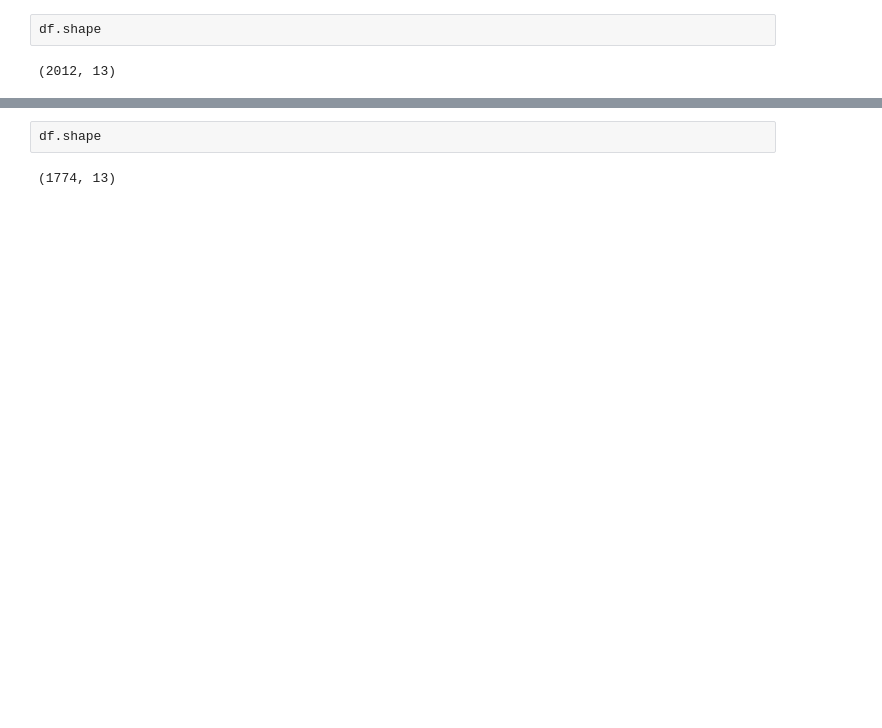
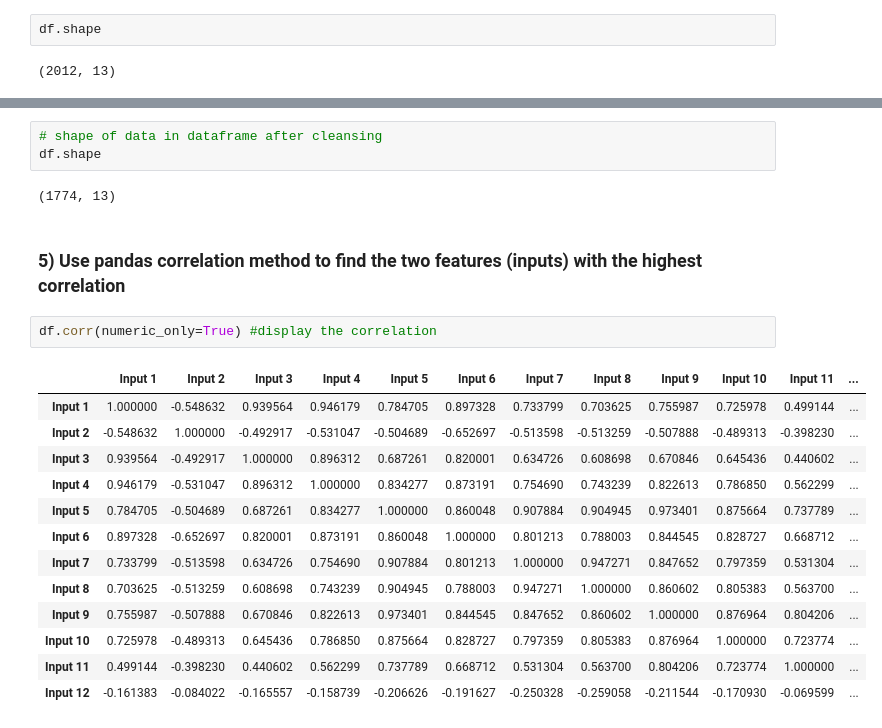
Before and after one commit to thejulio/341ProjectML, a Jupyter notebook: 341Project/Confidential Sensor Data.ipynb, the cells around one changed output, grey strips where cells are left out. Drawn from its saved outputs; the diff is of its cells as text; blank space fills up the shorter version.

```diff
--- a/341Project/Confidential Sensor Data.ipynb
+++ b/341Project/Confidential Sensor Data.ipynb
@@ -77,4 +89,23 @@ df.dropna(inplace=True)
 # %%
+# shape of data in dataframe after cleansing
 df.shape
 # %% [output]
 (1774, 13)
+# %% [markdown]
+### 5) Use pandas correlation method to find the two features (inputs) with the highest correlation
+# %%
+df.corr(numeric_only=True) #display the correlation
+# %% [output]
+|  | Input 1 | Input 2 | Input 3 | Input 4 | Input 5 | Input 6 | Input 7 | Input 8 | Input 9 | Input 10 | Input 11 | ... |
+| Input 1 | 1.000000 | -0.548632 | 0.939564 | 0.946179 | 0.784705 | 0.897328 | 0.733799 | 0.703625 | 0.755987 | 0.725978 | 0.499144 | ... |
+| Input 2 | -0.548632 | 1.000000 | -0.492917 | -0.531047 | -0.504689 | -0.652697 | -0.513598 | -0.513259 | -0.507888 | -0.489313 | -0.398230 | ... |
+| Input 3 | 0.939564 | -0.492917 | 1.000000 | 0.896312 | 0.687261 | 0.820001 | 0.634726 | 0.608698 | 0.670846 | 0.645436 | 0.440602 | ... |
+| Input 4 | 0.946179 | -0.531047 | 0.896312 | 1.000000 | 0.834277 | 0.873191 | 0.754690 | 0.743239 | 0.822613 | 0.786850 | 0.562299 | ... |
+| Input 5 | 0.784705 | -0.504689 | 0.687261 | 0.834277 | 1.000000 | 0.860048 | 0.907884 | 0.904945 | 0.973401 | 0.875664 | 0.737789 | ... |
+| Input 6 | 0.897328 | -0.652697 | 0.820001 | 0.873191 | 0.860048 | 1.000000 | 0.801213 | 0.788003 | 0.844545 | 0.828727 | 0.668712 | ... |
+| Input 7 | 0.733799 | -0.513598 | 0.634726 | 0.754690 | 0.907884 | 0.801213 | 1.000000 | 0.947271 | 0.847652 | 0.797359 | 0.531304 | ... |
+| Input 8 | 0.703625 | -0.513259 | 0.608698 | 0.743239 | 0.904945 | 0.788003 | 0.947271 | 1.000000 | 0.860602 | 0.805383 | 0.563700 | ... |
+| Input 9 | 0.755987 | -0.507888 | 0.670846 | 0.822613 | 0.973401 | 0.844545 | 0.847652 | 0.860602 | 1.000000 | 0.876964 | 0.804206 | ... |
+| Input 10 | 0.725978 | -0.489313 | 0.645436 | 0.786850 | 0.875664 | 0.828727 | 0.797359 | 0.805383 | 0.876964 | 1.000000 | 0.723774 | ... |
+| Input 11 | 0.499144 | -0.398230 | 0.440602 | 0.562299 | 0.737789 | 0.668712 | 0.531304 | 0.563700 | 0.804206 | 0.723774 | 1.000000 | ... |
+| Input 12 | -0.161383 | -0.084022 | -0.165557 | -0.158739 | -0.206626 | -0.191627 | -0.250328 | -0.259058 | -0.211544 | -0.170930 | -0.069599 | ... |
```
Also changed, not shown: parts of 18 cells of this notebook.
